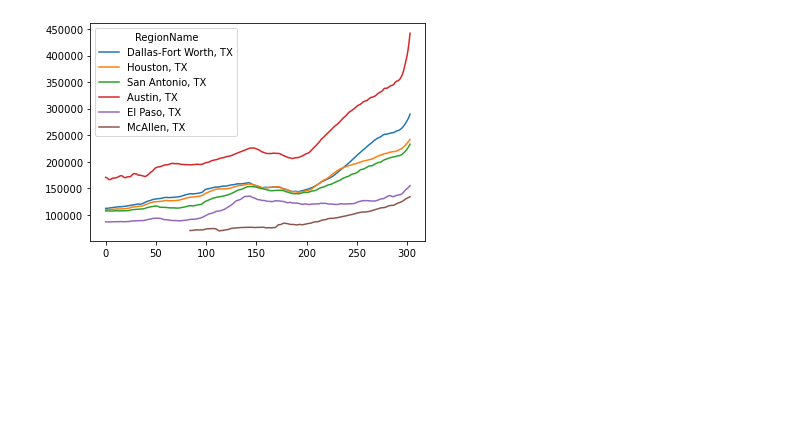
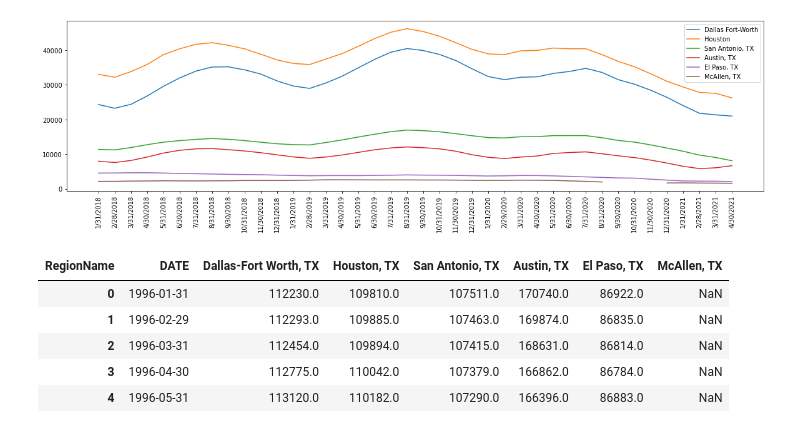
Before and after one commit to Fescamil1/Project_1_Housing_Market_Analysis, a Jupyter notebook: SC-population.ipynb, the cells around one changed output. Drawn from its saved outputs; the diff is of its cells as text; code cells hidden in the pictures; blank space fills up the shorter version.

```diff
--- a/SC-population.ipynb
+++ b/SC-population.ipynb
@@ -35,19 +59,36 @@ plt.savefig('Results/HistoricalListings.png')
+# %%
+plt.figure(figsize=(20,5))
+plt.plot(tx_list_df['DATE'],tx_list_df['Dallas-Fort Worth, TX'],label='Dallas Fort-Worth')
+plt.plot(tx_list_df['DATE'],tx_list_df['Houston, TX'],label='Houston')
+plt.plot(tx_list_df['DATE'],tx_list_df['San Antonio, TX'],label='San Antonio, TX')
+plt.plot(tx_list_df['DATE'],tx_list_df['Austin, TX'],label='Austin, TX')
+plt.plot(tx_list_df['DATE'],tx_list_df['El Paso, TX'],label='El Paso, TX')
+plt.plot(tx_list_df['DATE'],tx_list_df['McAllen, TX'],label='McAllen, TX')
+
+plt.legend(loc='best')
+
+plt.xticks(rotation="vertical")
+plt.savefig('Results/HistoricalListings.png')
+plt.show()
+# %% [output]
+[figure, added]
 # %%
 prices_df=pd.read_csv("Resources/metro_median_value.csv")
 prices_df.set_index('RegionName', inplace=True)
-prices_df
+#prices_df['DATE']=pd.to_datetime(prices_df['DATE'],infer_datetime_format=True)
+#prices_df.head()
 texas_prices_df= prices_df[prices_df['StateName'] == 'TX']
 texas_prices_df = texas_prices_df.drop(["RegionID", "SizeRank", "RegionType","StateName"], axis=1)
-texas_prices_df
 tx_prices_df = texas_prices_df.T
 tx_prices_df.index.name = "DATE"
 tx_prices_df.reset_index(inplace=True)
+tx_prices_df['DATE']=pd.to_datetime(tx_prices_df['DATE'],infer_datetime_format=True)
 tx_prices_filt_df = tx_prices_df[['DATE','Dallas-Fort Worth, TX','Houston, TX','San Antonio, TX','Austin, TX','El Paso, TX','McAllen, TX']]
-tx_prices_filt_df.plot.line()
-plt.savefig('Results/MedianHousingPrice.png')
-#x = tx_prices_filt_df['DATE']
-#print(x)
-#plt.xticks(x,dates)
-#plt.show()
+tx_prices_filt_df.head()
 # %% [output]
-[figure, removed]
+| RegionName | DATE | Dallas-Fort Worth, TX | Houston, TX | San Antonio, TX | Austin, TX | El Paso, TX | McAllen, TX |
+| 0 | 1996-01-31 | 112230.0 | 109810.0 | 107511.0 | 170740.0 | 86922.0 | NaN |
+| 1 | 1996-02-29 | 112293.0 | 109885.0 | 107463.0 | 169874.0 | 86835.0 | NaN |
+| 2 | 1996-03-31 | 112454.0 | 109894.0 | 107415.0 | 168631.0 | 86814.0 | NaN |
+| 3 | 1996-04-30 | 112775.0 | 110042.0 | 107379.0 | 166862.0 | 86784.0 | NaN |
+| 4 | 1996-05-31 | 113120.0 | 110182.0 | 107290.0 | 166396.0 | 86883.0 | NaN |
```
Also changed, not shown: parts of 5 cells of this notebook, 3 other files.
